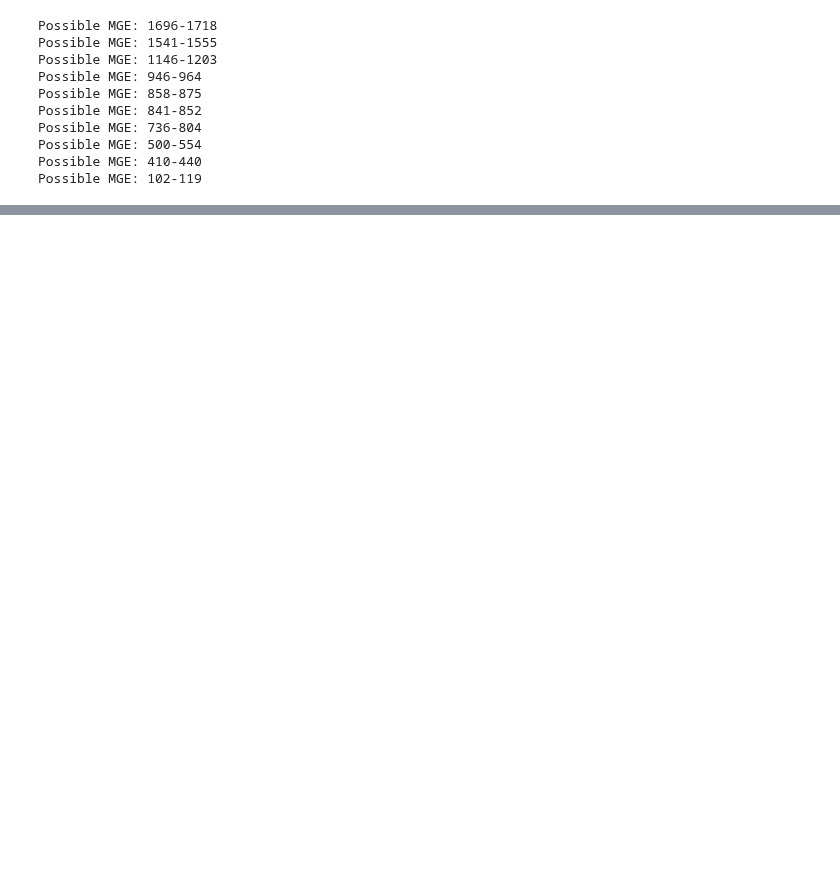
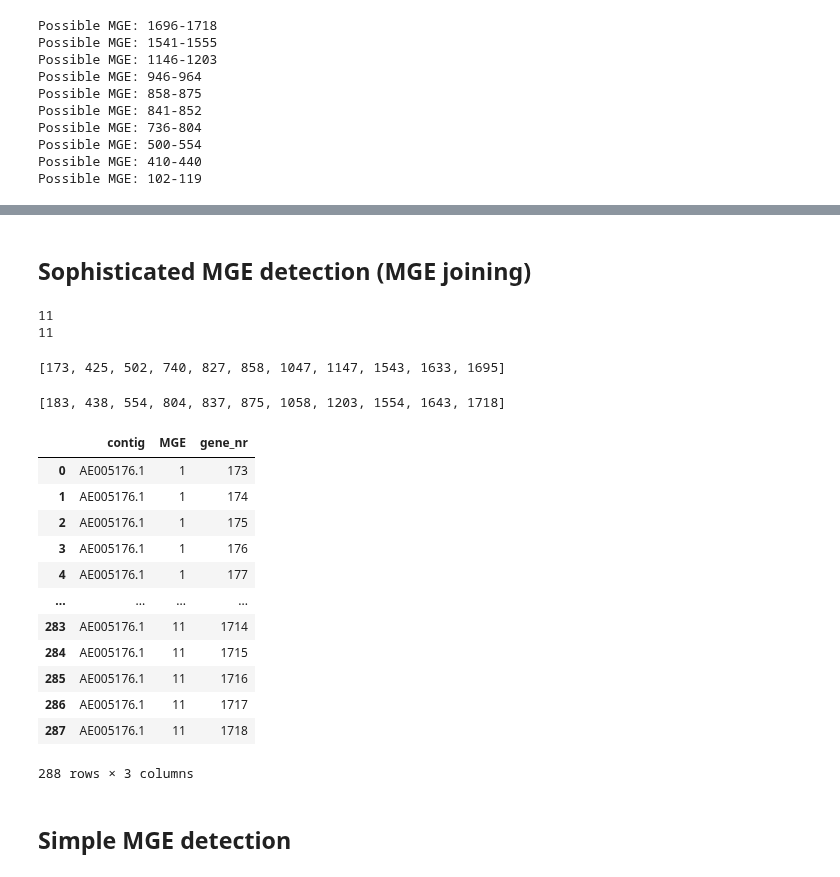
Before and after one commit to LoreVanSantvliet/Thesis, a Jupyter notebook: MGE_Detection.ipynb, the cells around one changed output, grey strips where cells are left out. Drawn from its saved outputs; the diff is of its cells as text; code cells hidden in the pictures; blank space fills up the shorter version.

```diff
--- a/MGE_Detection.ipynb
+++ b/MGE_Detection.ipynb
@@ -175,0 +190,24 @@ generate_output(genome2_file)
+# %% [markdown]
+## Sophisticated MGE detection (MGE joining)
+# %%
+# parameters
+score_threshold=0.3
+initial_n_threshold=5
+n_threshold=10
+distance_threshold=5
+fraction_threshold=0.1
+# %%
+def detect_mges_simple(frame, n_threshold=initial_n_threshold):
+    i=0
+    start_genes=[]
+    end_genes=[]
+    for index,row in frame.iterrows():
+        consecutive=row.accessory|(row['count']>1)
+        if consecutive:
+            i=i+1
+        else:
+            if i>n_threshold:
+                start_genes.append(index+1-i)
+                end_genes.append(index+1)
+                i=0
+    return start_genes, end_genes
@@ -175,0 +242,16 @@ generate_output(genome2_file)
+# %%
+def generate_output_joining(genome_contig_file):
+    """Generates csv files, containing a columns with the contig, a column with a number indicating an individual MGE, and a columns with gene_nrs, indicating the genes that belong to a particular MGE."""
+    contig_extension=genome_contig_file.split('-')[1]
+    contig=str(contig_extension.split('.')[0]+'.'+contig_extension.split('.')[1])
+    MGE_list=[]
+    mob_frame=pd.read_csv(input_path / genome_contig_file, index_col=0)
+    start_genes, end_genes=detect_mges_simple(frame)
+    start_genes, end_genes=join_initial_mges(start_genes, end_genes)
+    MGE=1
+    for index in range(len(start_genes)):
+        for gene in range(start_genes[index], end_genes[index]+1):
+            MGE_list.append({'contig':contig,'MGE':MGE,'gene_nr':gene})
+        MGE=MGE+1
+    MGE_frame = pd.DataFrame.from_records(MGE_list)
+    return MGE_frame
@@ -175,0 +260,13 @@ generate_output(genome2_file)
+# %%
+start_genes, end_genes=join_initial_mges(start_genes, end_genes)
+# %% [output]
+11
+11
+# %%
+start_genes
+# %% [output]
+[173, 425, 502, 740, 827, 858, 1047, 1147, 1543, 1633, 1695]
+# %%
+end_genes
+# %% [output]
+[183, 438, 554, 804, 837, 875, 1058, 1203, 1554, 1643, 1718]
@@ -175,0 +275,18 @@ generate_output(genome2_file)
+# %%
+MGE_frame
+# %% [output]
+|  | contig | MGE | gene_nr |
+| 0 | AE005176.1 | 1 | 173 |
+| 1 | AE005176.1 | 1 | 174 |
+| 2 | AE005176.1 | 1 | 175 |
+| 3 | AE005176.1 | 1 | 176 |
+| 4 | AE005176.1 | 1 | 177 |
+| ... | ... | ... | ... |
+| 283 | AE005176.1 | 11 | 1714 |
+| 284 | AE005176.1 | 11 | 1715 |
+| 285 | AE005176.1 | 11 | 1716 |
+| 286 | AE005176.1 | 11 | 1717 |
+| 287 | AE005176.1 | 11 | 1718 |
+288 rows × 3 columns
+# %% [markdown]
+## Simple MGE detection
```
Also changed, not shown: parts of 15 cells of this notebook, 23 other files.
